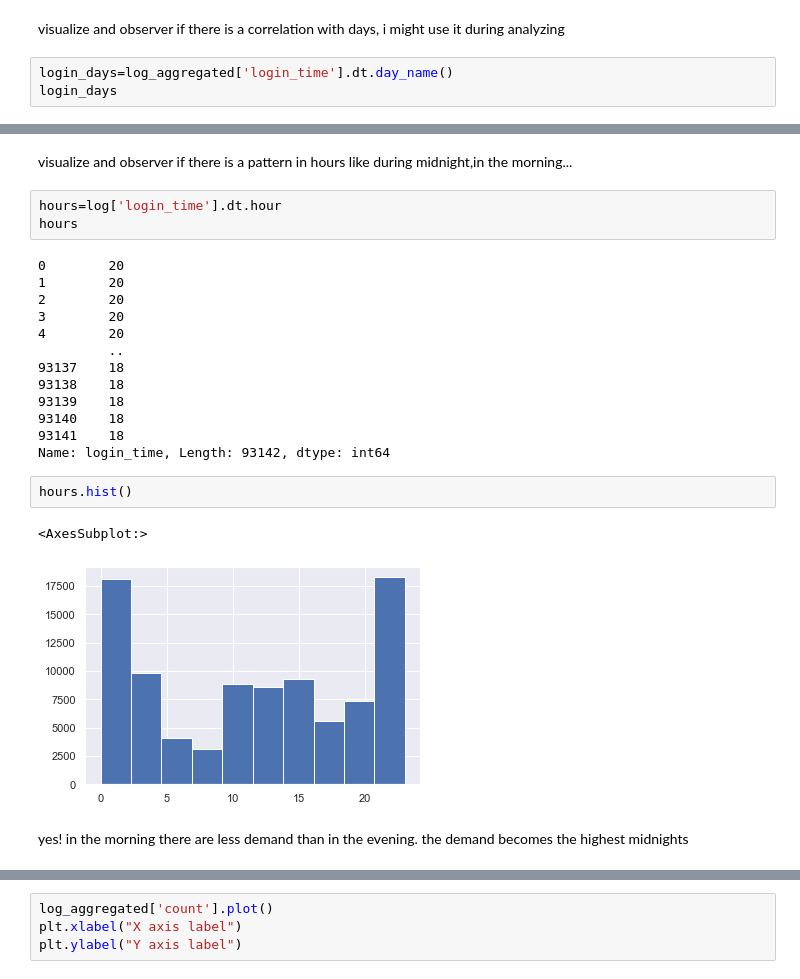
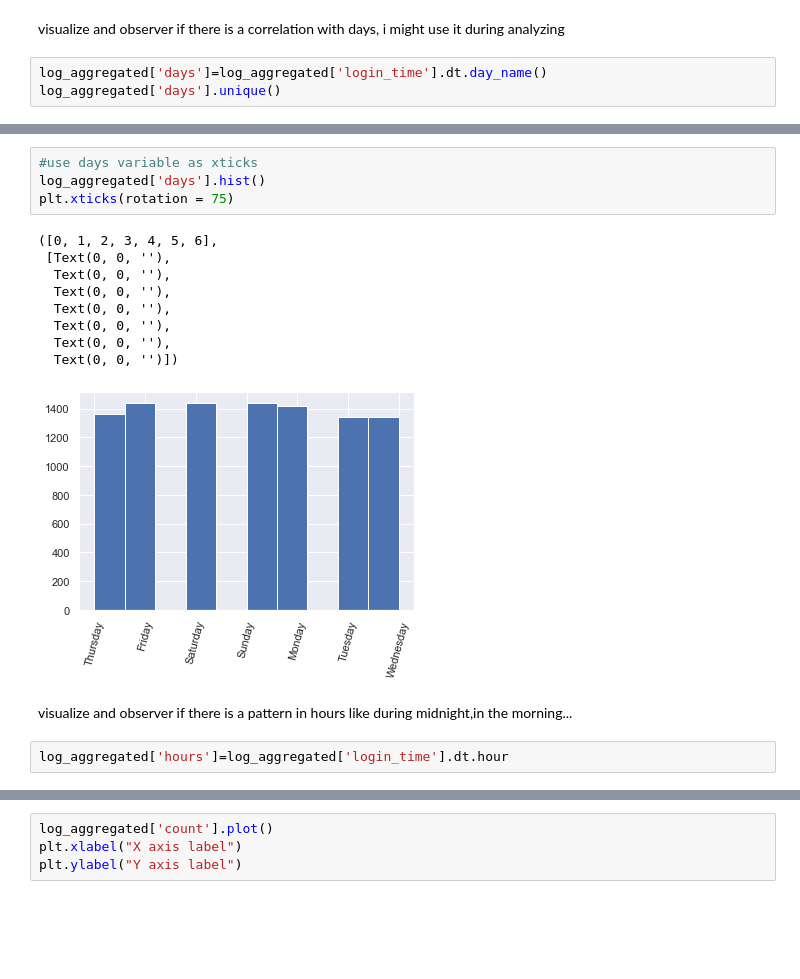
Before and after one commit to faikbak/01_first_notebook, a Jupyter notebook: ultimate challenge/ultimate challenge.ipynb, the cells around one changed output, grey strips where cells are left out. Cells and saved outputs as stored; diff of their text form; blank space fills up the shorter version.

```diff
--- a/ultimate challenge/ultimate challenge.ipynb
+++ b/ultimate challenge/ultimate challenge.ipynb
@@ -100,6 +99,6 @@ log_aggregated.describe()
 # %% [markdown]
 visualize and observer if there is a correlation with days, i might use it during analyzing
 # %%
-login_days=log_aggregated['login_time'].dt.day_name()
-login_days
+log_aggregated['days']=log_aggregated['login_time'].dt.day_name()
+log_aggregated['days'].unique()
 # %% [output]
@@ -135,25 +114,18 @@ plt.xticks(rotation = 65)
+# %%
+#use days variable as xticks
+log_aggregated['days'].hist()
+plt.xticks(rotation = 75)
+# %% [output]
+([0, 1, 2, 3, 4, 5, 6],
+ [Text(0, 0, ''),
+  Text(0, 0, ''),
+  Text(0, 0, ''),
+  Text(0, 0, ''),
+  Text(0, 0, ''),
+  Text(0, 0, ''),
+  Text(0, 0, '')])
+[figure, added]
 # %% [markdown]
 visualize and observer if there is a pattern in hours like during midnight,in the morning...
 # %%
-hours=log['login_time'].dt.hour
-hours
+log_aggregated['hours']=log_aggregated['login_time'].dt.hour
-# %% [output]
-0        20
-1        20
-2        20
-3        20
-4        20
-         ..
-93137    18
-93138    18
-93139    18
-93140    18
-93141    18
-Name: login_time, Length: 93142, dtype: int64
-# %%
-hours.hist()
-# %% [output]
-<AxesSubplot:>
-[figure, removed]
-# %% [markdown]
-yes! in the morning there are less demand than in the evening. the demand becomes the highest midnights
```
Also changed, not shown: parts of 60 cells of this notebook.
